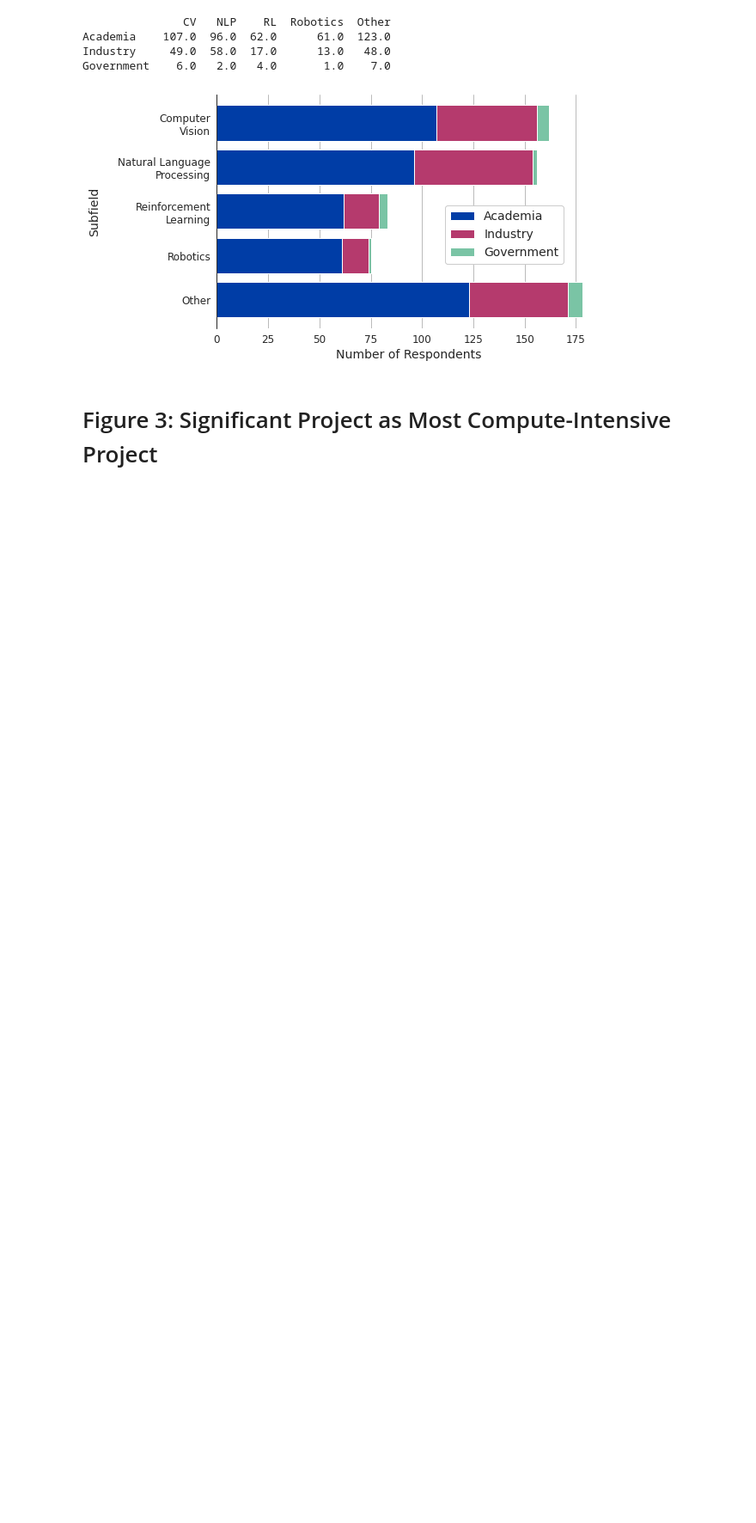
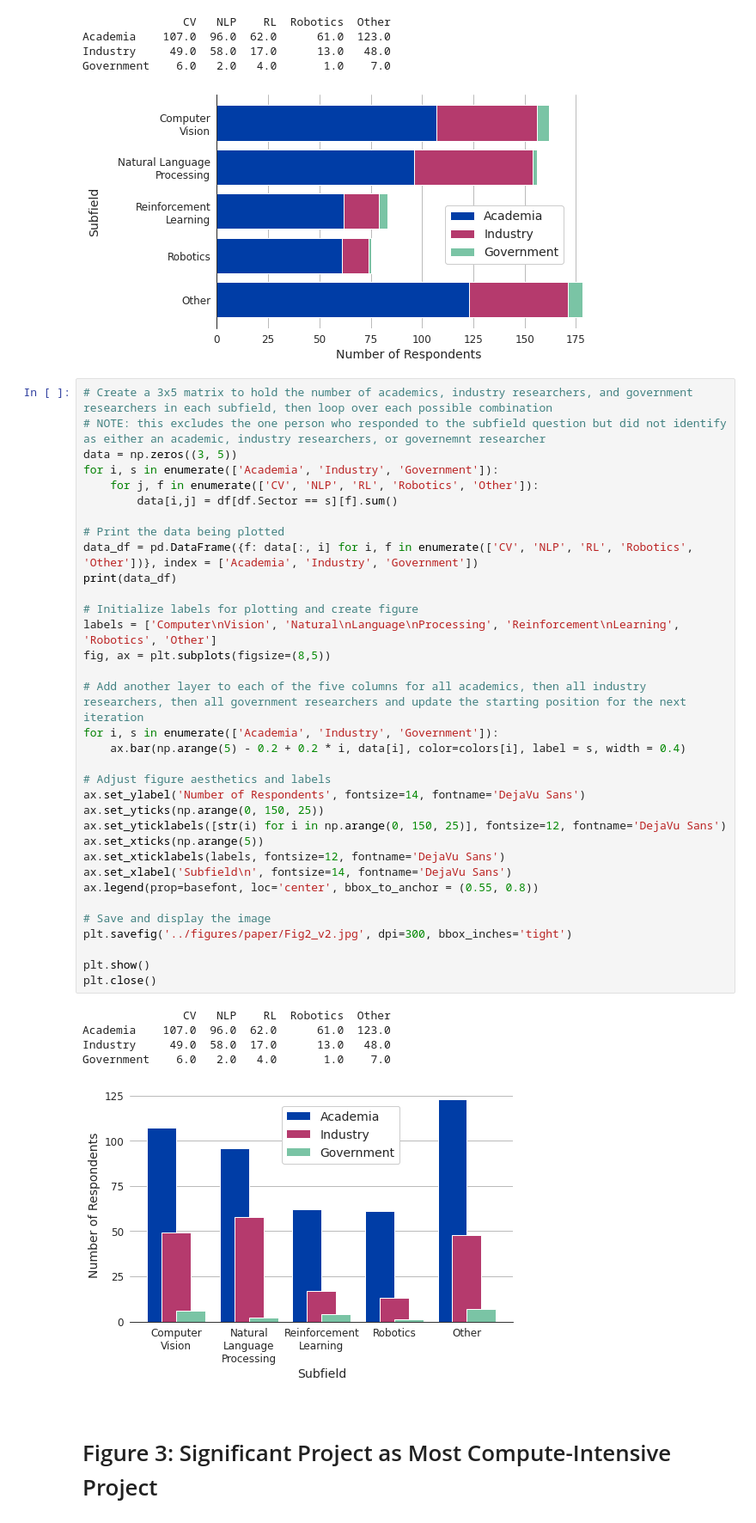
Before and after one commit to georgetown-cset/Compute_Survey_2022, a Jupyter notebook: scripts/paper_figures.ipynb, the cells around one changed output. Shown at 86% size. Cells and saved outputs as stored; diff of their text form; blank space fills up the shorter version.

Commit message:
Updated some figures

```diff
--- a/scripts/paper_figures.ipynb
+++ b/scripts/paper_figures.ipynb
@@ -224,6 +224,46 @@ Academia    107.0  96.0  62.0      61.0  123.0
 Industry     49.0  58.0  17.0      13.0   48.0
 Government    6.0   2.0   4.0       1.0    7.0
 [figure]
+# %%
+# Create a 3x5 matrix to hold the number of academics, industry researchers, and government researchers in each subfield, then loop over each possible combination
+# NOTE: this excludes the one person who responded to the subfield question but did not identify as either an academic, industry researchers, or governemnt researcher
+data = np.zeros((3, 5))
+for i, s in enumerate(['Academia', 'Industry', 'Government']):
+    for j, f in enumerate(['CV', 'NLP', 'RL', 'Robotics', 'Other']):
+        data[i,j] = df[df.Sector == s][f].sum()
+
+# Print the data being plotted
+data_df = pd.DataFrame({f: data[:, i] for i, f in enumerate(['CV', 'NLP', 'RL', 'Robotics', 'Other'])}, index = ['Academia', 'Industry', 'Government'])
+print(data_df)
+
+# Initialize labels for plotting and create figure
+labels = ['Computer\nVision', 'Natural\nLanguage\nProcessing', 'Reinforcement\nLearning', 'Robotics', 'Other']
+fig, ax = plt.subplots(figsize=(8,5))
+
+# Add another layer to each of the five columns for all academics, then all industry researchers, then all government researchers and update the starting position for the next iteration
+for i, s in enumerate(['Academia', 'Industry', 'Government']):
+    ax.bar(np.arange(5) - 0.2 + 0.2 * i, data[i], color=colors[i], label = s, width = 0.4)
+
+# Adjust figure aesthetics and labels
+ax.set_ylabel('Number of Respondents', fontsize=14, fontname='DejaVu Sans')
+ax.set_yticks(np.arange(0, 150, 25))
+ax.set_yticklabels([str(i) for i in np.arange(0, 150, 25)], fontsize=12, fontname='DejaVu Sans')
+ax.set_xticks(np.arange(5))
+ax.set_xticklabels(labels, fontsize=12, fontname='DejaVu Sans')
+ax.set_xlabel('Subfield\n', fontsize=14, fontname='DejaVu Sans')
+ax.legend(prop=basefont, loc='center', bbox_to_anchor = (0.55, 0.8))
+
+# Save and display the image
+plt.savefig('../figures/paper/Fig2_v2.jpg', dpi=300, bbox_inches='tight')
+
+plt.show()
+plt.close()
+# %% [output]
+               CV   NLP    RL  Robotics  Other
+Academia    107.0  96.0  62.0      61.0  123.0
+Industry     49.0  58.0  17.0      13.0   48.0
+Government    6.0   2.0   4.0       1.0    7.0
+[figure, added]
 # %% [markdown]
 # Figure 3: Significant Project as Most Compute-Intensive Project
 # %%
```
Also changed, not shown: parts of 6 cells of this notebook, 14 other files.
